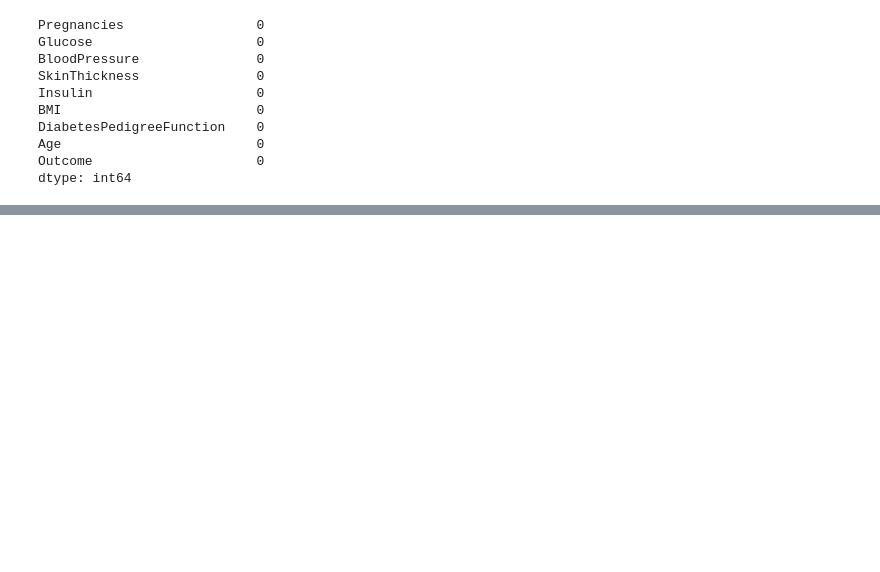
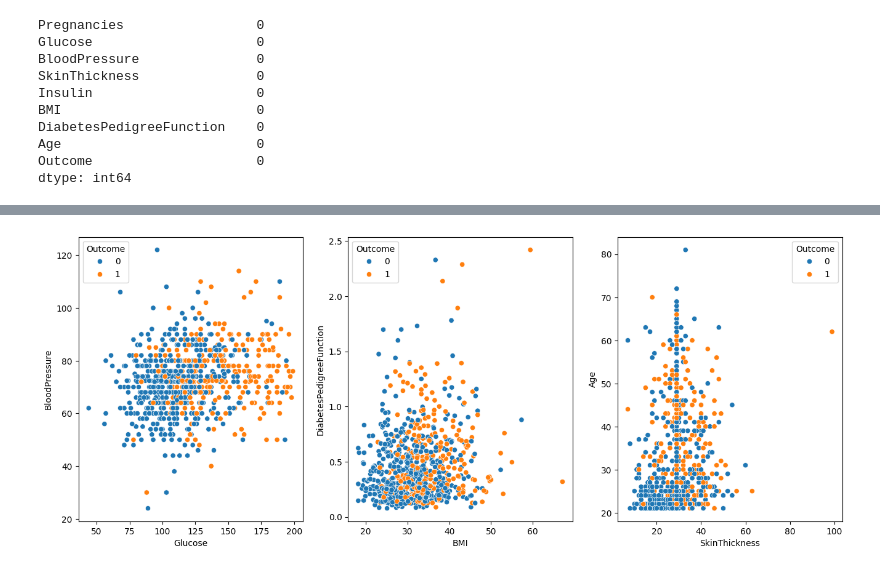
Before and after one commit to ImeCMR/Jupyter_Content, a Jupyter notebook: 09_linreg_regularization_student.ipynb, the cells around one changed output, grey strips where cells are left out. Saved outputs shown, nothing was run; the diff lists cells and outputs as text; code cells hidden in the pictures; blank space fills up the shorter version.

```diff
--- a/09_linreg_regularization_student.ipynb
+++ b/09_linreg_regularization_student.ipynb
@@ -354,0 +417,13 @@ AttributeError: module 'matplotlib.pyplot' has no attribute 'distplot'
+# %%
+#features in more details
+
+plt.figure(figsize=[16,6])
+plt.subplot(1,3,1)
+sns.scatterplot(data= df, x= 'Glucose', y='BloodPressure', hue='Outcome')
+plt.subplot(1,3,2)
+sns.scatterplot(data= df, x= 'BMI', y='DiabetesPedigreeFunction', hue='Outcome')
+plt.subplot(1,3,3)
+sns.scatterplot(data= df, x= 'SkinThickness', y='Age', hue='Outcome')
+plt.show()
+# %% [output]
+[figure, added]
```
Also changed, not shown: parts of 48 cells of this notebook.
